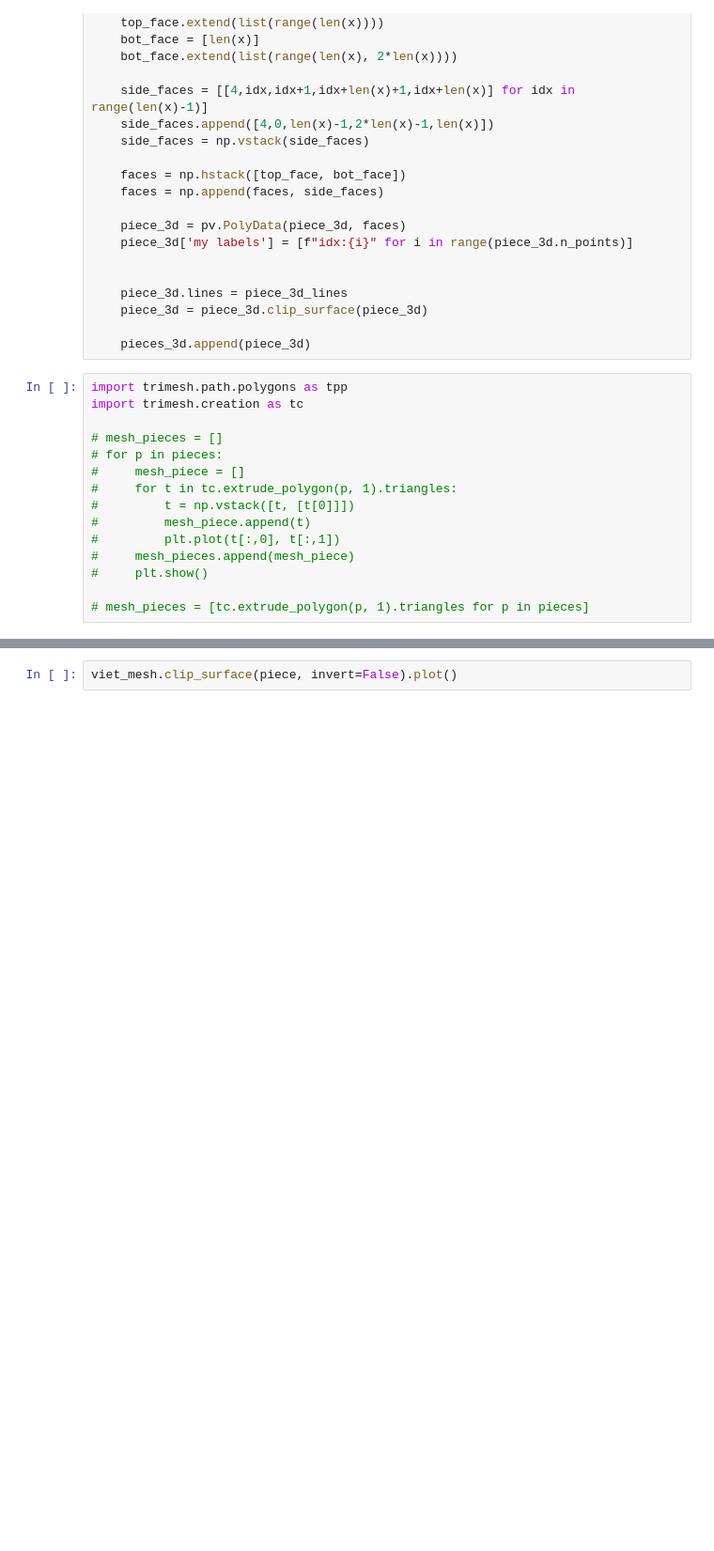
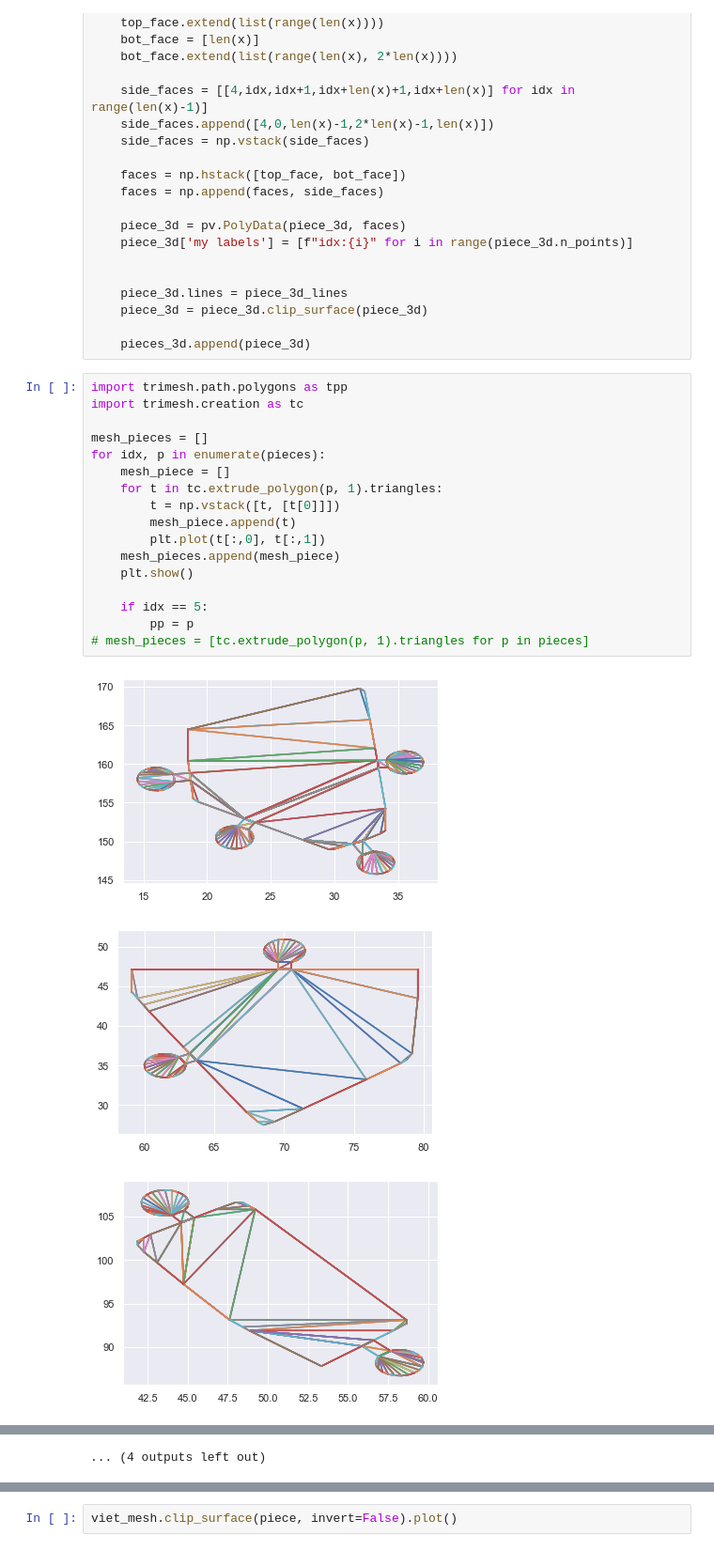
Before and after one commit to nickvazz/Puzzle3D, a Jupyter notebook: GeneratePieces.ipynb, the cells around one changed output, grey strips where cells are left out. Shown at 94% size. Drawn from its saved outputs; the diff is of its cells as text; blank space fills up the shorter version.

Commit message:
final pieces for 16_viet

```diff
--- a/GeneratePieces.ipynb
+++ b/GeneratePieces.ipynb
@@ -145,15 +145,21 @@ for idx, p in enumerate(pieces):
 # %%
 import trimesh.path.polygons as tpp
 import trimesh.creation as tc
 
-# mesh_pieces = []
-# for p in pieces:
-#     mesh_piece = []
-#     for t in tc.extrude_polygon(p, 1).triangles:
-#         t = np.vstack([t, [t[0]]])
-#         mesh_piece.append(t)
-#         plt.plot(t[:,0], t[:,1])
-#     mesh_pieces.append(mesh_piece)
-#     plt.show()
+mesh_pieces = []
+for idx, p in enumerate(pieces):
+    mesh_piece = []
+    for t in tc.extrude_polygon(p, 1).triangles:
+        t = np.vstack([t, [t[0]]])
+        mesh_piece.append(t)
+        plt.plot(t[:,0], t[:,1])
+    mesh_pieces.append(mesh_piece)
+    plt.show()
 
+    if idx == 5:
+        pp = p
 # mesh_pieces = [tc.extrude_polygon(p, 1).triangles for p in pieces]
+# %% [output]
+[figure, added]
+[figure, added]
+[figure, added]
@@ -159,0 +175 @@ import trimesh.creation as tc
+... (4 outputs left out)
```
Also changed, not shown: parts of 43 cells of this notebook, 18 other files.
